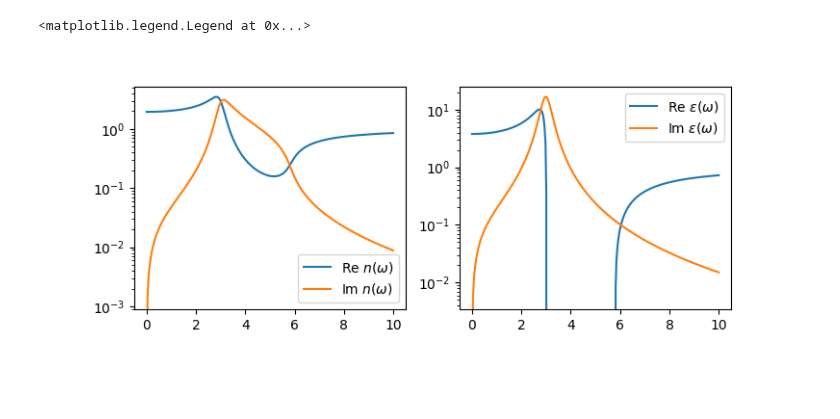
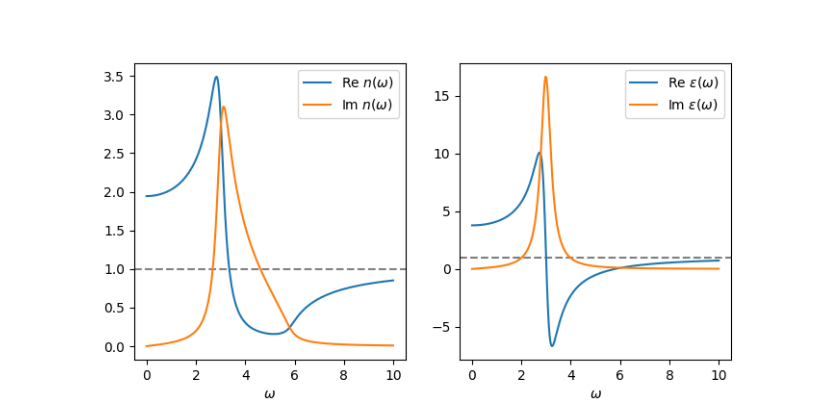
Before and after one commit to diego-fpv/photonics, a Jupyter notebook: dispersion.ipynb, the cells around one changed output. Drawn from its saved outputs; the diff is of its cells as text; code cells hidden in the pictures; blank space fills up the shorter version.

```diff
--- a/dispersion.ipynb
+++ b/dispersion.ipynb
@@ -54,27 +80,31 @@ interactive(children=(FloatSlider(value=0.0, description='t', max=10.0), Output(
 # %%
-# Lorentz/Drude model parameters
+# Drude-Lorentz model parameters
 wp = 5
-wT = 3
+w0 = 3
 gamma = 0.5
 
-epsilon = lambda w: 1 + wp**2 / (wT**2 - w**2 - 1j * gamma * w)
+# frequency array
+w = np.linspace(0, 10, 300)
 
+# complex Drude-Lorentz permittivity
+epsilon = lambda w: 1 + wp**2 / (w0**2 - w**2 - 1j * gamma * w)
+
+# complex refractive index
 n = lambda w: np.sqrt(epsilon(w))
+
+# plot
+fig, axs = plt.subplots(1, 2, figsize=(8, 4))
+
+axs[0].axhline(y=1, c="gray", ls="--")
+axs[1].axhline(y=1, c="gray", ls="--")
+
+axs[0].plot(w, n(w).real, label=r"$\text{Re}~n(\omega)$")
+axs[0].plot(w, n(w).imag, label=r"$\text{Im}~n(\omega)$")
+axs[1].plot(w, epsilon(w).real, label=r"$\text{Re}~\varepsilon(\omega)$")
+axs[1].plot(w, epsilon(w).imag, label=r"$\text{Im}~\varepsilon(\omega)$")
+for ax in axs:
+    ax.set_xlabel(r"$\omega$")
+    ax.legend()
+    # ax.set_yscale("log")
+# %% [output]
+[figure, added]
-# %%
-fig, axs = plt.subplots(1, 2, figsize=(8, 3))
-
-w = np.linspace(0, 10, 300)
-axs[0].axhline(y=0, c="gray", ls="--")
-axs[1].axhline(y=0, c="gray", ls="--")
-
-axs[0].plot(w, n(w).real, label=r"$\text{Re}~n(\omega)$")
-axs[0].plot(w, n(w).imag, label=r"$\text{Im}~n(\omega)$")
-axs[1].plot(w, epsilon(w).real, label=r"$\text{Re}~\varepsilon(\omega)$")
-axs[1].plot(w, epsilon(w).imag, label=r"$\text{Im}~\varepsilon(\omega)$")
-axs[0].set_yscale("log")
-axs[1].set_yscale("log")
-axs[0].legend()
-axs[1].legend()
-# %% [output]
-<matplotlib.legend.Legend at 0x...>
-[figure, removed]
```
Also changed, not shown: parts of 10 cells of this notebook.
